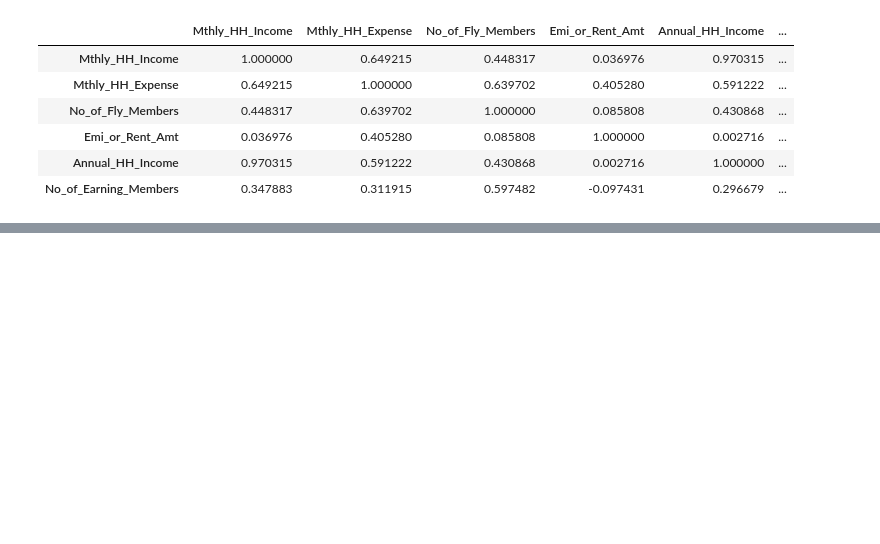
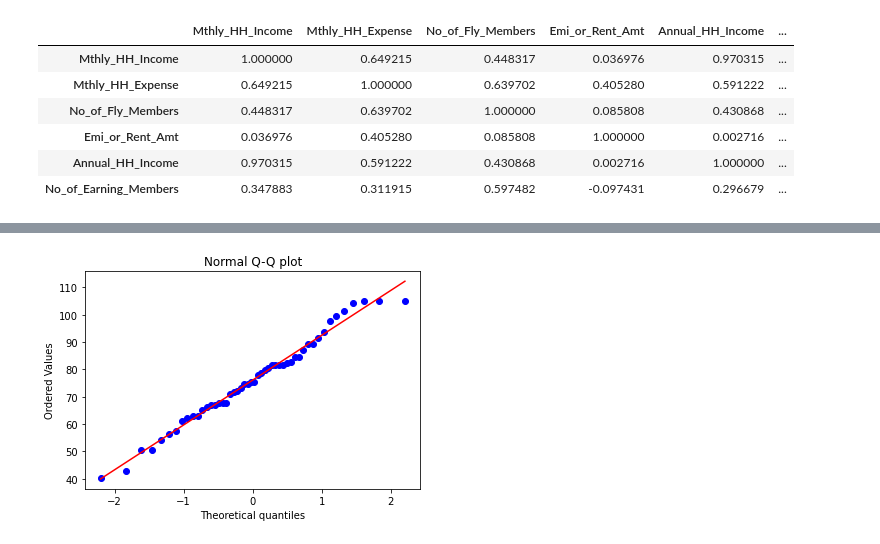
Before and after one commit to Vikas-Nimesh/innomatics-internship, a Jupyter notebook: Python/Descriptive Stats Task 7/Task - 7 (Descriptive Stats).ipynb, the cells around one changed output, grey strips where cells are left out. Cells and saved outputs as stored; diff of their text form; code cells hidden in the pictures; blank space fills up the shorter version.

```diff
--- a/Python/Descriptive Stats Task 7/Task - 7 (Descriptive Stats).ipynb
+++ b/Python/Descriptive Stats Task 7/Task - 7 (Descriptive Stats).ipynb
@@ -136,0 +233,6 @@ dataset.corr()
+# %%
+stats.probplot(x_t,dist='norm',plot=plt)
+plt.title("Normal Q-Q plot")
+plt.show()
+# %% [output]
+[figure, added]
```
Also changed, not shown: parts of 32 cells of this notebook.
